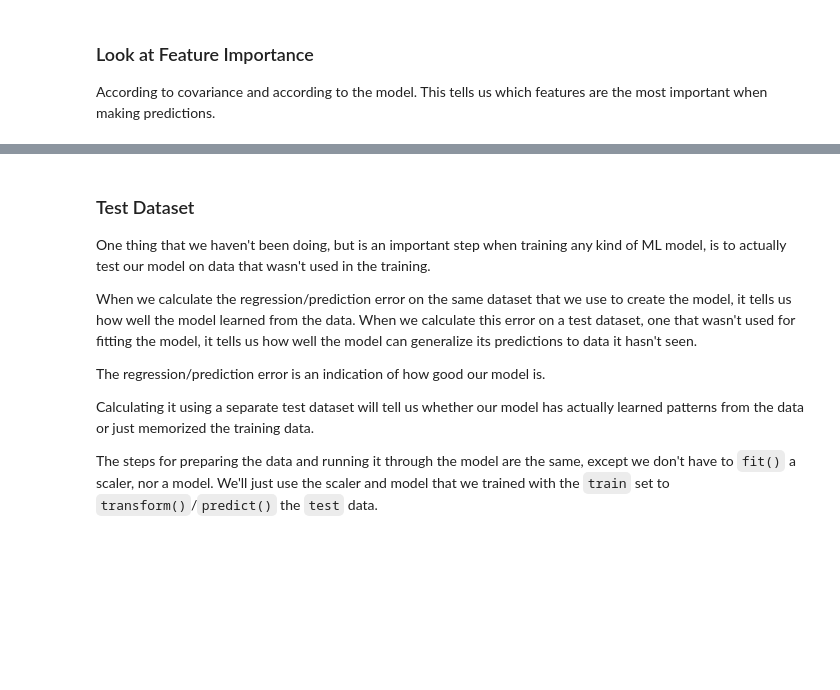
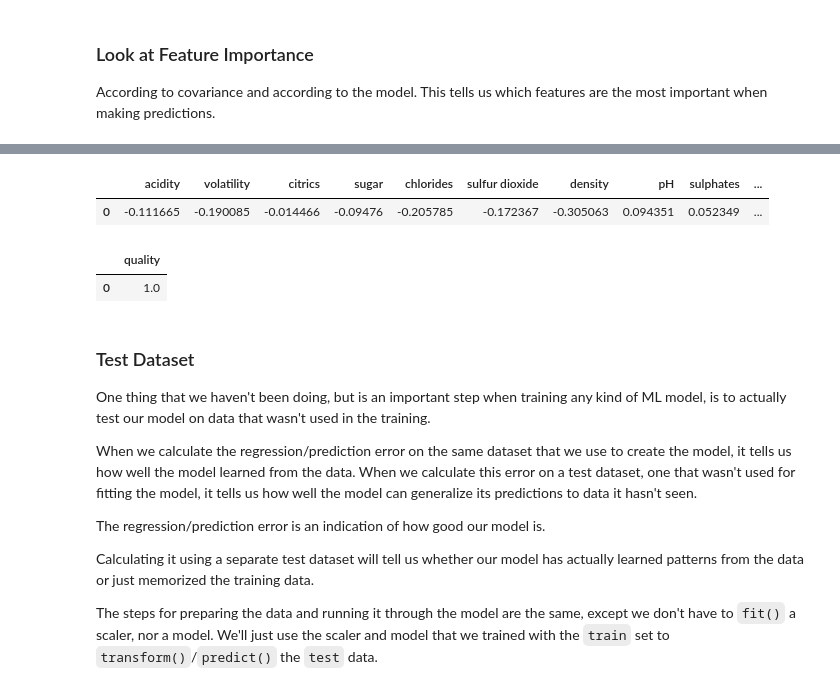
Before and after one commit to dhruvkorasala100/Week7, a Jupyter notebook: WK07.ipynb, the cells around one changed output, grey strips where cells are left out. Saved outputs shown, nothing was run; the diff lists cells and outputs as text; code cells hidden in the pictures; blank space fills up the shorter version.

```diff
--- a/WK07.ipynb
+++ b/WK07.ipynb
@@ -179,6 +230,8 @@ Steps are the same as before:
 # %%
 ## 4. Separate the outcome variable and the independent variables
 # TODO: if variables were not separated above, do it here
+features = wines_scaled_df[["quality"]]
+predicted_train = wines_df[["quality"]]
 
 # The rest is very similar
 
@@ -215,11 +277,15 @@ model_rf.feature_importances_
 # %%
 # With a bit of Python contortion to get the cov and importance values into DataFrames
 
-# Covariance
-display(pd.DataFrame(wines_scaled_df.cov()["quality"].drop("quality").values.reshape(1,-1), columns=features.columns))
+display(pd.DataFrame(wines_scaled_df.cov()["quality"].drop("quality").values.reshape(1,-1), columns=wines_scaled_df.cov()["quality"].drop("quality").index))
 
 # Feature Importance
 display(pd.DataFrame(model_rf.feature_importances_.reshape(1, -1), columns=features.columns))
+# %% [output]
+|  | acidity | volatility | citrics | sugar | chlorides | sulfur dioxide | density | pH | sulphates | ... |
+| 0 | -0.111665 | -0.190085 | -0.014466 | -0.09476 | -0.205785 | -0.172367 | -0.305063 | 0.094351 | 0.052349 | ... |
+|  | quality |
+| 0 | 1.0 |
 # %% [markdown]
 ### Test Dataset
 
```
Also changed, not shown: parts of 8 cells of this notebook.
